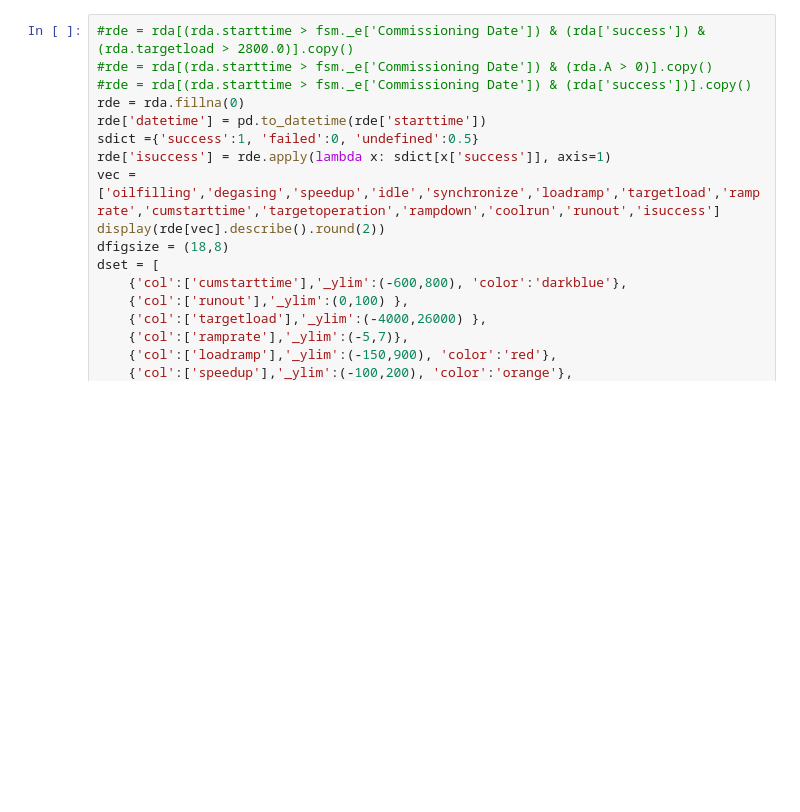
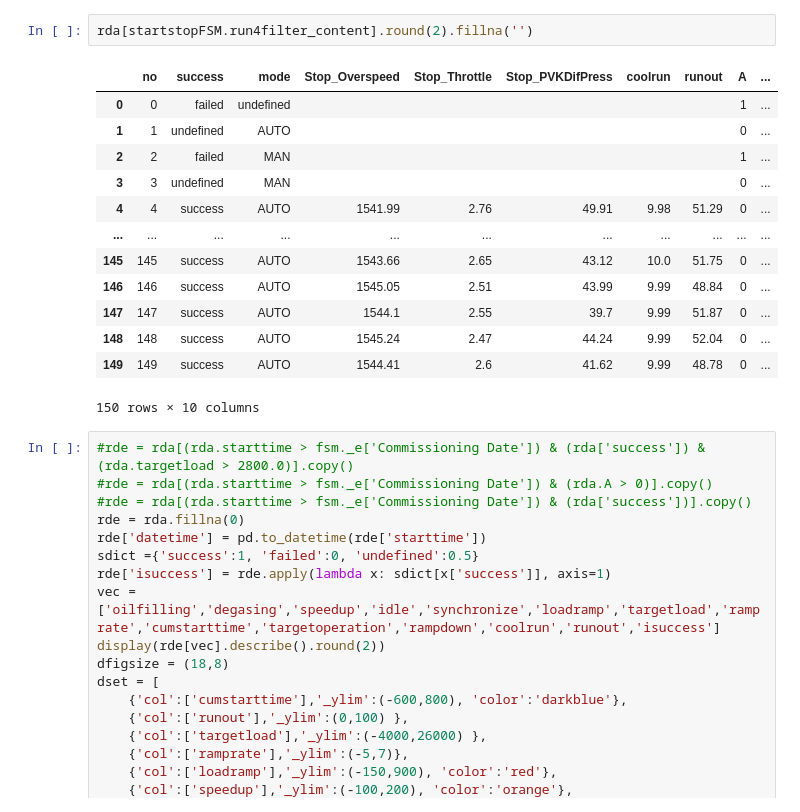
Before and after one commit to dieterch/statemachine, a Jupyter notebook: toolbox_development.ipynb, the cells around one changed output. Saved outputs shown, nothing was run; the diff lists cells and outputs as text; blank space fills up the shorter version.

Commit message:
run4 (Engine Stop) implemented

```diff
--- a/toolbox_development.ipynb
+++ b/toolbox_development.ipynb
@@ -78,3 +124,19 @@ rda[startstopFSM.run2filter_content].round(2).fillna('')
+# %%
+rda[startstopFSM.run4filter_content].round(2).fillna('')
+# %% [output]
+|  | no | success | mode | Stop_Overspeed | Stop_Throttle | Stop_PVKDifPress | coolrun | runout | A | ... |
+| 0 | 0 | failed | undefined |  |  |  |  |  | 1 | ... |
+| 1 | 1 | undefined | AUTO |  |  |  |  |  | 0 | ... |
+| 2 | 2 | failed | MAN |  |  |  |  |  | 1 | ... |
+| 3 | 3 | undefined | MAN |  |  |  |  |  | 0 | ... |
+| 4 | 4 | success | AUTO | 1541.99 | 2.76 | 49.91 | 9.98 | 51.29 | 0 | ... |
+| ... | ... | ... | ... | ... | ... | ... | ... | ... | ... | ... |
+| 145 | 145 | success | AUTO | 1543.66 | 2.65 | 43.12 | 10.0 | 51.75 | 0 | ... |
+| 146 | 146 | success | AUTO | 1545.05 | 2.51 | 43.99 | 9.99 | 48.84 | 0 | ... |
+| 147 | 147 | success | AUTO | 1544.1 | 2.55 | 39.7 | 9.99 | 51.87 | 0 | ... |
+| 148 | 148 | success | AUTO | 1545.24 | 2.47 | 44.24 | 9.99 | 52.04 | 0 | ... |
+| 149 | 149 | success | AUTO | 1544.41 | 2.6 | 41.62 | 9.99 | 48.78 | 0 | ... |
+150 rows × 10 columns
 # %%
 #rde = rda[(rda.starttime > fsm._e['Commissioning Date']) & (rda['success']) & (rda.targetload > 2800.0)].copy()
 #rde = rda[(rda.starttime > fsm._e['Commissioning Date']) & (rda.A > 0)].copy()
```
Also changed, not shown: parts of 7 cells of this notebook, 1 other file.
